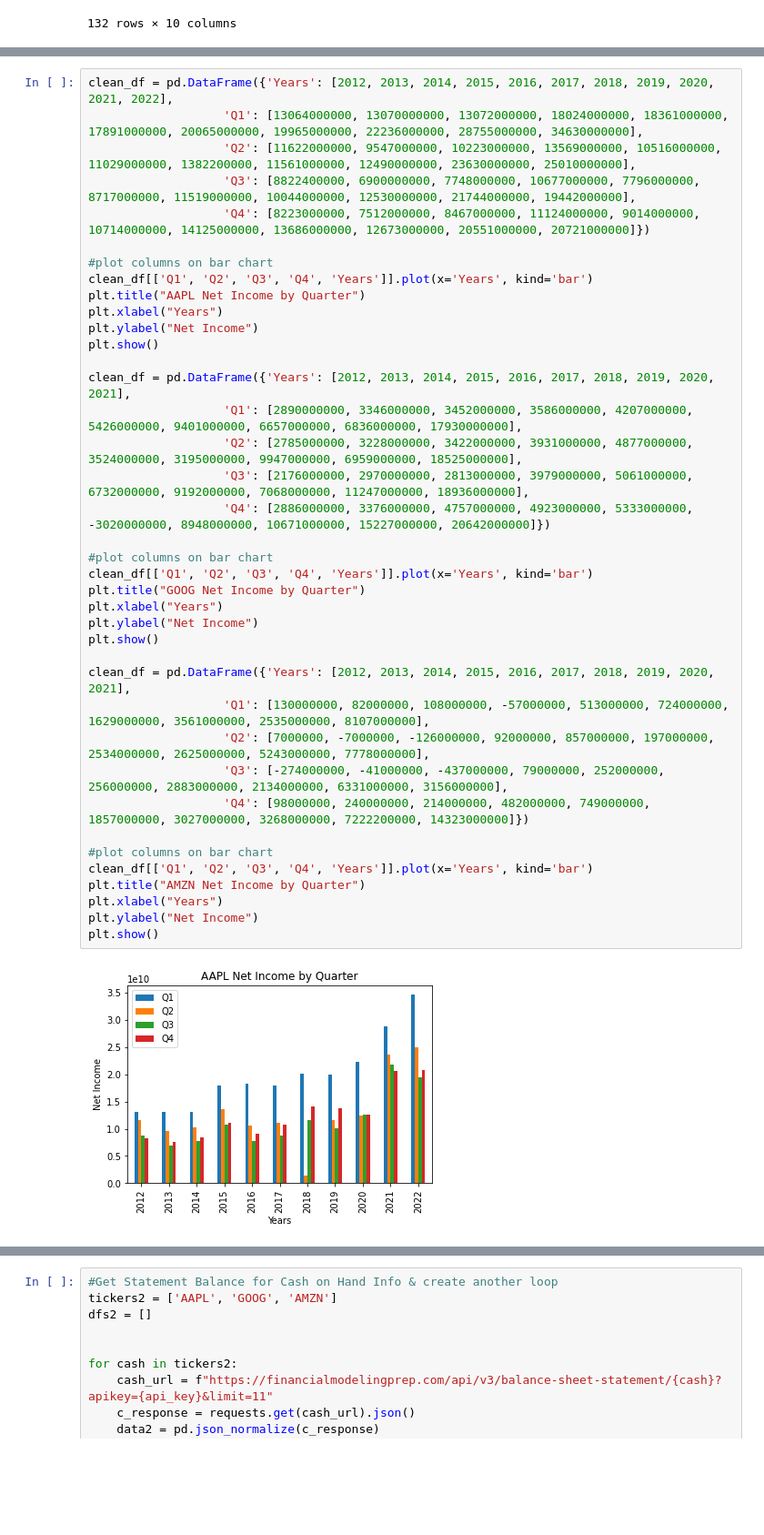
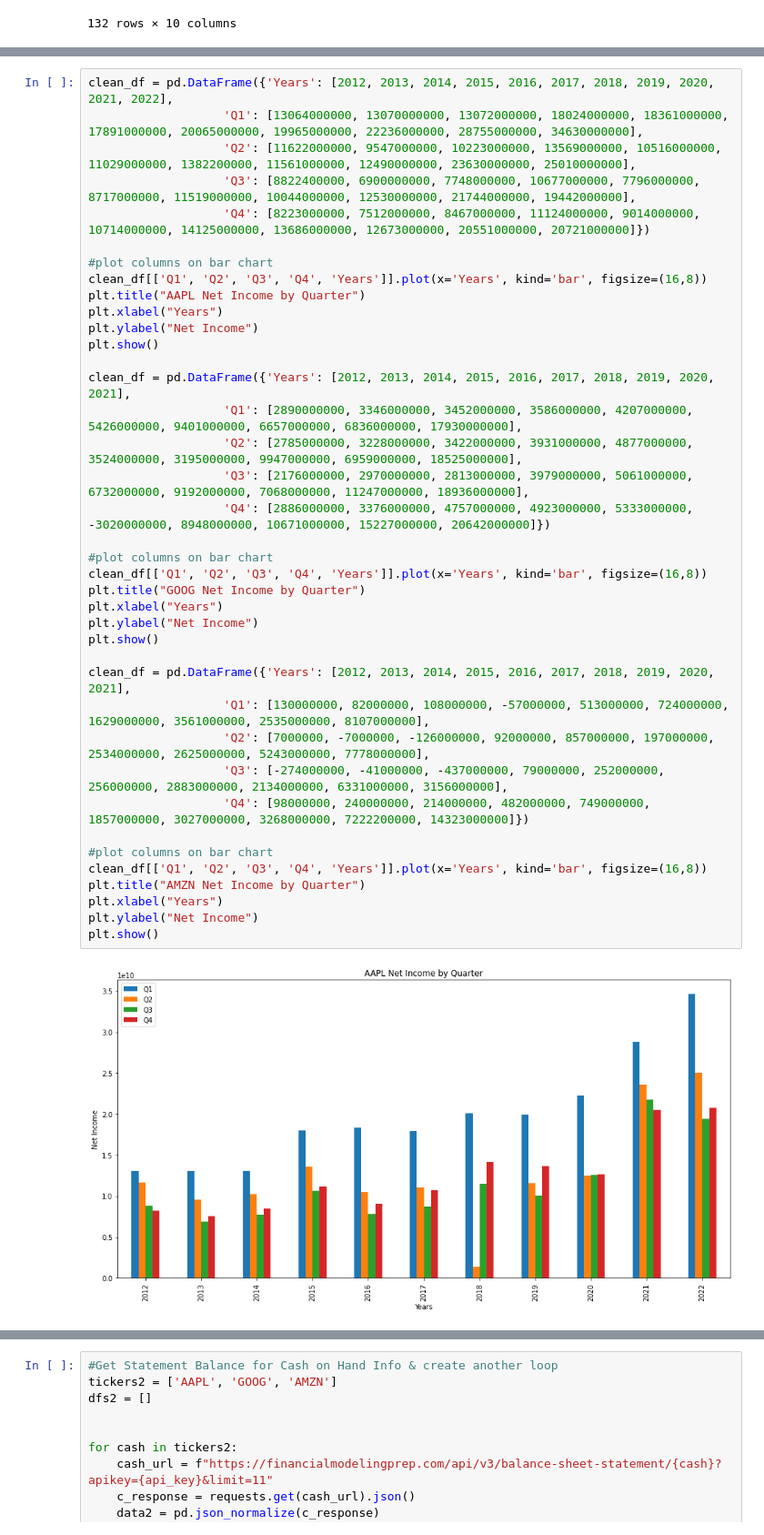
Before and after one commit to lyndsaywylie/Project-1, a Jupyter notebook: kim.ipynb, the cells around one changed output, grey strips where cells are left out. Shown at 91% size. Cells and saved outputs as stored; diff of their text form; blank space fills up the shorter version.

```diff
--- a/kim.ipynb
+++ b/kim.ipynb
@@ -129,36 +178,36 @@ clean_df = pd.DataFrame({'Years': [2012, 2013, 2014, 2015, 2016, 2017, 2018, 201
                    'Q4': [8223000000, 7512000000, 8467000000, 11124000000, 9014000000, 10714000000, 14125000000, 13686000000, 12673000000, 20551000000, 20721000000]})
 
 #plot columns on bar chart
-clean_df[['Q1', 'Q2', 'Q3', 'Q4', 'Years']].plot(x='Years', kind='bar')
+clean_df[['Q1', 'Q2', 'Q3', 'Q4', 'Years']].plot(x='Years', kind='bar', figsize=(16,8))
 plt.title("AAPL Net Income by Quarter")
 plt.xlabel("Years")
 plt.ylabel("Net Income")
 plt.show()
 
 clean_df = pd.DataFrame({'Years': [2012, 2013, 2014, 2015, 2016, 2017, 2018, 2019, 2020, 2021],
                    'Q1': [2890000000, 3346000000, 3452000000, 3586000000, 4207000000, 5426000000, 9401000000, 6657000000, 6836000000, 17930000000],
                    'Q2': [2785000000, 3228000000, 3422000000, 3931000000, 4877000000, 3524000000, 3195000000, 9947000000, 6959000000, 18525000000],
                    'Q3': [2176000000, 2970000000, 2813000000, 3979000000, 5061000000, 6732000000, 9192000000, 7068000000, 11247000000, 18936000000],
                    'Q4': [2886000000, 3376000000, 4757000000, 4923000000, 5333000000, -3020000000, 8948000000, 10671000000, 15227000000, 20642000000]})
 
 #plot columns on bar chart
-clean_df[['Q1', 'Q2', 'Q3', 'Q4', 'Years']].plot(x='Years', kind='bar')
+clean_df[['Q1', 'Q2', 'Q3', 'Q4', 'Years']].plot(x='Years', kind='bar', figsize=(16,8))
 plt.title("GOOG Net Income by Quarter")
 plt.xlabel("Years")
 plt.ylabel("Net Income")
 plt.show()
 
 clean_df = pd.DataFrame({'Years': [2012, 2013, 2014, 2015, 2016, 2017, 2018, 2019, 2020, 2021],
                    'Q1': [130000000, 82000000, 108000000, -57000000, 513000000, 724000000, 1629000000, 3561000000, 2535000000, 8107000000],
                    'Q2': [7000000, -7000000, -126000000, 92000000, 857000000, 197000000, 2534000000, 2625000000, 5243000000, 7778000000],
                    'Q3': [-274000000, -41000000, -437000000, 79000000, 252000000, 256000000, 2883000000, 2134000000, 6331000000, 3156000000],
                    'Q4': [98000000, 240000000, 214000000, 482000000, 749000000, 1857000000, 3027000000, 3268000000, 7222200000, 14323000000]})
 
 #plot columns on bar chart
-clean_df[['Q1', 'Q2', 'Q3', 'Q4', 'Years']].plot(x='Years', kind='bar')
+clean_df[['Q1', 'Q2', 'Q3', 'Q4', 'Years']].plot(x='Years', kind='bar', figsize=(16,8))
 plt.title("AMZN Net Income by Quarter")
 plt.xlabel("Years")
 plt.ylabel("Net Income")
 plt.show()
 # %% [output]
-[figure, old version]
+[figure, new version]
```
Also changed, not shown: parts of 14 cells of this notebook.
